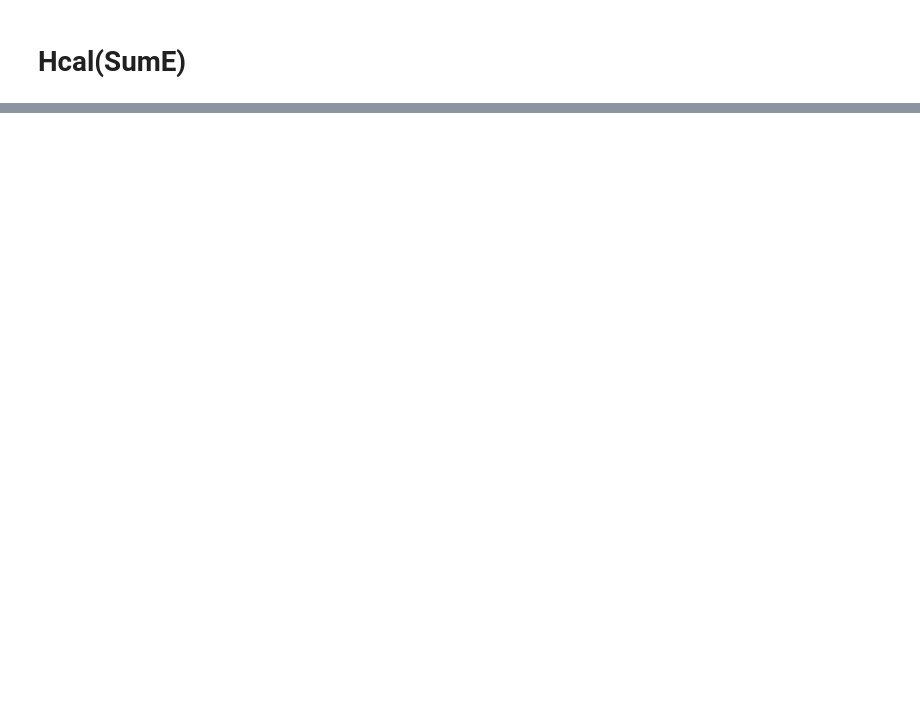
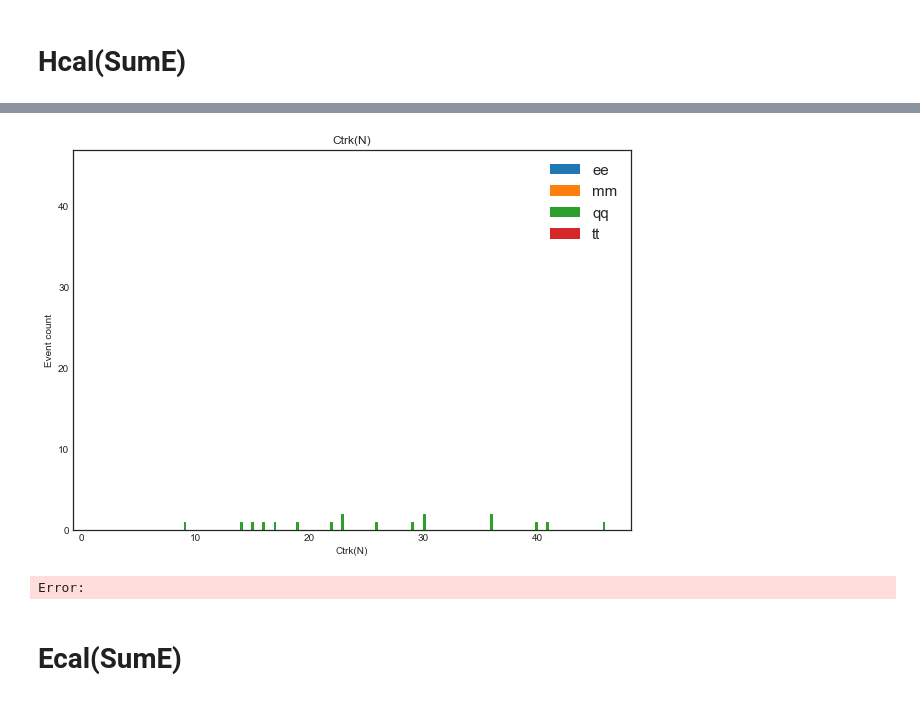
Before and after one commit to PugsGHub/E213Lab, a Jupyter notebook: 2. Analysis/histograms.ipynb, the cells around one changed output, grey strips where cells are left out. Saved outputs shown, nothing was run; the diff lists cells and outputs as text; code cells hidden in the pictures; blank space fills up the shorter version.

```diff
--- a/2. Analysis/histograms.ipynb
+++ b/2. Analysis/histograms.ipynb
@@ -50,0 +70,26 @@ plt.show()
+# %%
+fig, ax_3 = plt.subplots(figsize =(10, 7))
+
+ax_3.hist(ee_hcal_ctrk, bins = 150, label="ee")
+ax_3.hist(mm_hcal_ctrk, bins = 150, label="mm")
+ax_3.hist(qq_hcal_ctrk, bins = 150, label="qq")
+ax_3.hist(tt_hcal_ctrk, bins = 150, label="tt")
+
+ax_3.legend(prop={'size': 15})
+ax_3.set_title("Ctrk(N)")
+
+ax_3.set_ylim([0,47])
+
+ax_3.set_xlabel('Ctrk(N)')
+ax_3.set_ylabel('Event count')
+
+# Show plot
+
+plt.savefig('Ctrk(N).png')
+
+plt.show()
+# %% [output]
+[figure, added]
+Error:
+# %% [markdown]
+# Ecal(SumE)
```
Also changed, not shown: parts of 6 cells of this notebook, 6 other files.
